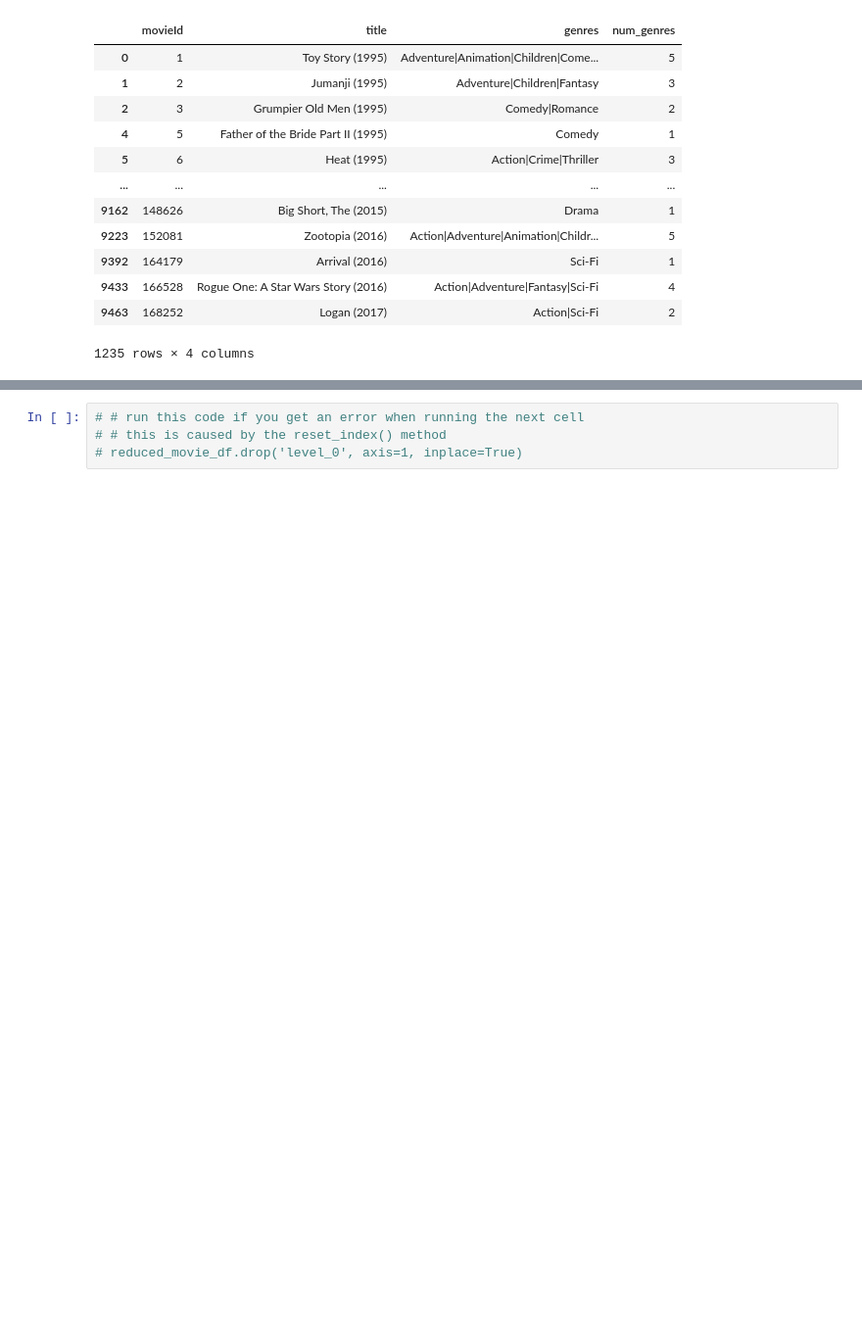
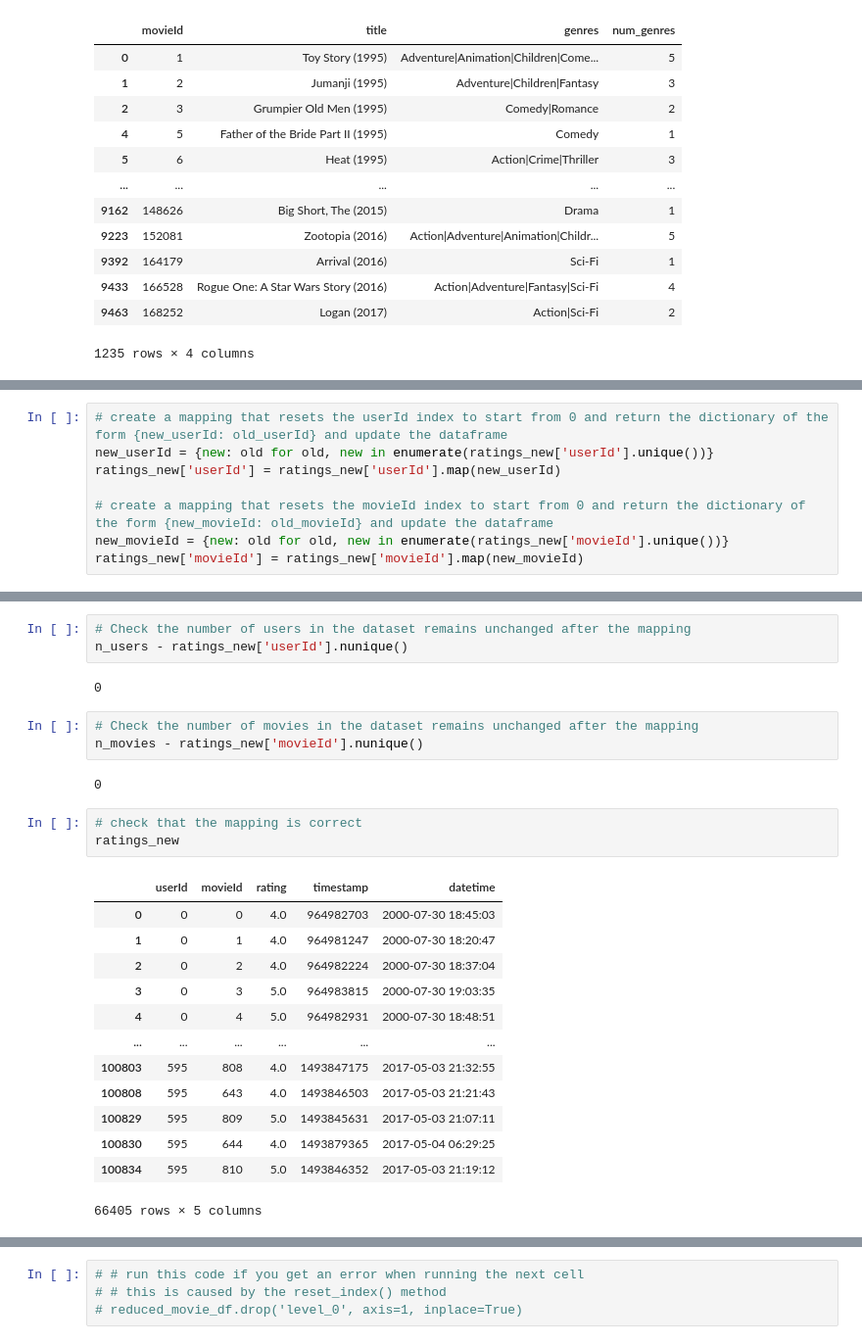
Before and after one commit to pressi-g/movie-recommender-system, a Jupyter notebook: app/notebooks/EDA copy.ipynb, the cells around one changed output, grey strips where cells are left out. Shown at 98% size. Cells and saved outputs as stored; diff of their text form; blank space fills up the shorter version.

```diff
--- a/app/notebooks/EDA.ipynb
+++ b/app/notebooks/EDA copy.ipynb
@@ -474,0 +481,8 @@ Name: rating, Length: 598, dtype: int64
+# %%
+# create a mapping that resets the userId index to start from 0 and return the dictionary of the form {new_userId: old_userId} and update the dataframe
+new_userId = {new: old for old, new in enumerate(ratings_new['userId'].unique())}
+ratings_new['userId'] = ratings_new['userId'].map(new_userId)
+
+# create a mapping that resets the movieId index to start from 0 and return the dictionary of the form {new_movieId: old_movieId} and update the dataframe
+new_movieId = {new: old for old, new in enumerate(ratings_new['movieId'].unique())}
+ratings_new['movieId'] = ratings_new['movieId'].map(new_movieId)
@@ -474,0 +500,27 @@ Name: rating, Length: 598, dtype: int64
+# %%
+# Check the number of users in the dataset remains unchanged after the mapping
+n_users - ratings_new['userId'].nunique()
+# %% [output]
+0
+# %%
+# Check the number of movies in the dataset remains unchanged after the mapping
+n_movies - ratings_new['movieId'].nunique()
+# %% [output]
+0
+# %%
+# check that the mapping is correct
+ratings_new
+# %% [output]
+|  | userId | movieId | rating | timestamp | datetime |
+| 0 | 0 | 0 | 4.0 | 964982703 | 2000-07-30 18:45:03 |
+| 1 | 0 | 1 | 4.0 | 964981247 | 2000-07-30 18:20:47 |
+| 2 | 0 | 2 | 4.0 | 964982224 | 2000-07-30 18:37:04 |
+| 3 | 0 | 3 | 5.0 | 964983815 | 2000-07-30 19:03:35 |
+| 4 | 0 | 4 | 5.0 | 964982931 | 2000-07-30 18:48:51 |
+| ... | ... | ... | ... | ... | ... |
+| 100803 | 595 | 808 | 4.0 | 1493847175 | 2017-05-03 21:32:55 |
+| 100808 | 595 | 643 | 4.0 | 1493846503 | 2017-05-03 21:21:43 |
+| 100829 | 595 | 809 | 5.0 | 1493845631 | 2017-05-03 21:07:11 |
+| 100830 | 595 | 644 | 4.0 | 1493879365 | 2017-05-04 06:29:25 |
+| 100834 | 595 | 810 | 5.0 | 1493846352 | 2017-05-03 21:19:12 |
+66405 rows × 5 columns
```
Also changed, not shown: parts of 36 cells of this notebook, 3 other files.
